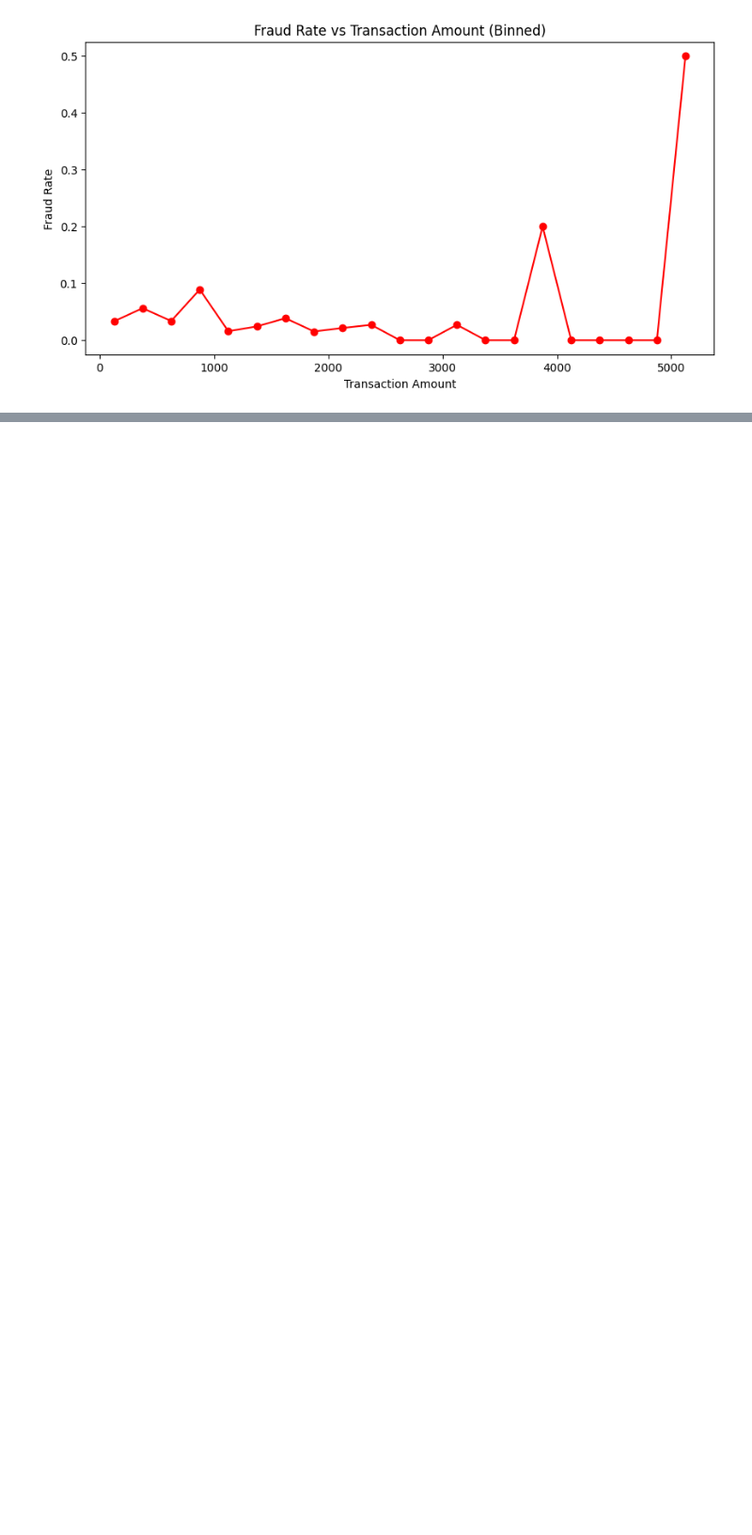
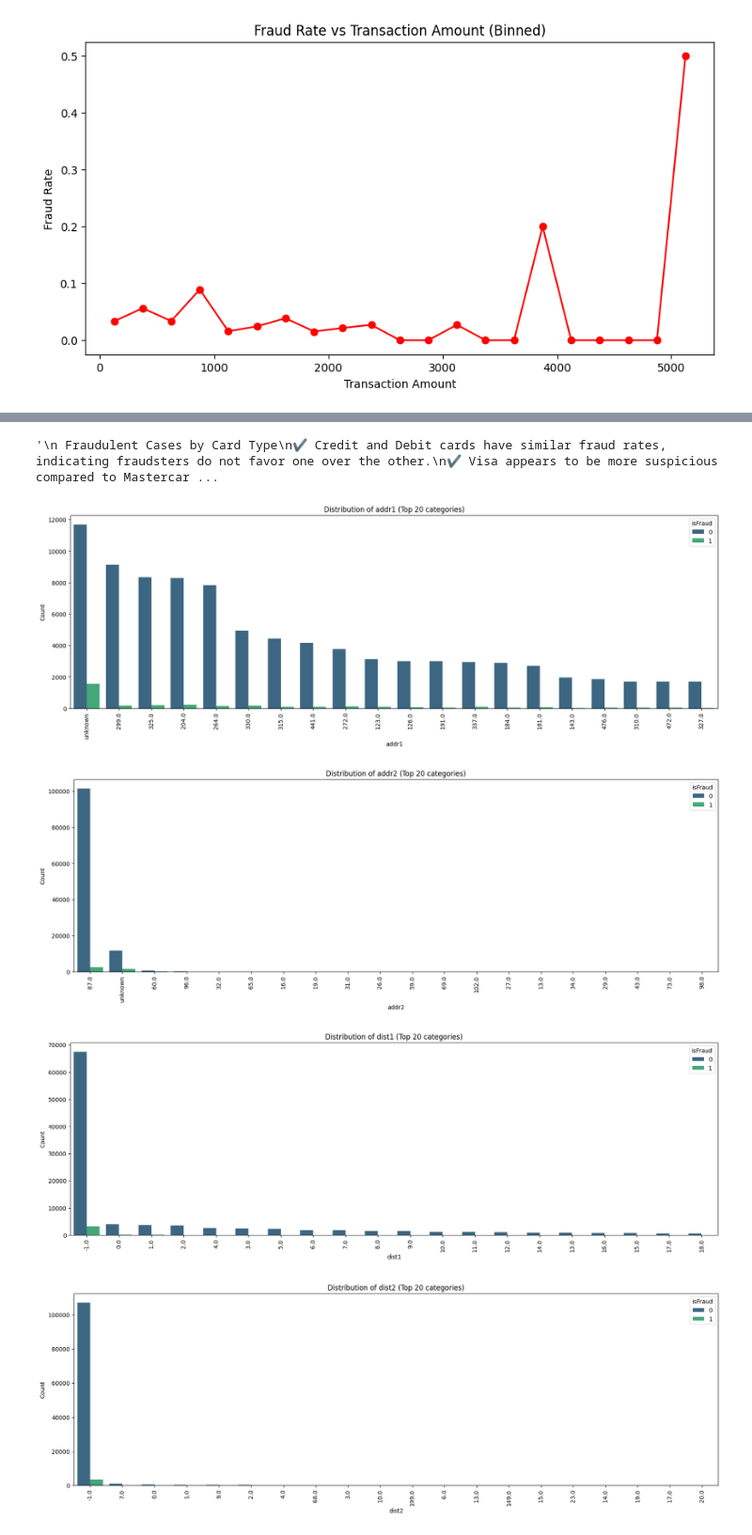
Before and after one commit to Varsha-dh/IEEE_prediction, a Jupyter notebook: Eiii_fraud_detection.ipynb, the cells around one changed output, grey strips where cells are left out. Shown at 94% size. Cells and saved outputs as stored; diff of their text form; code cells hidden in the pictures; blank space fills up the shorter version.

```diff
--- a/Eiii_fraud_detection.ipynb
+++ b/Eiii_fraud_detection.ipynb
@@ -263,0 +278,35 @@ plt.show()
+# %%
+'''
+ Fraudulent Cases by Card Type
+✔ Credit and Debit cards have similar fraud rates, indicating fraudsters do not favor one over the other.
+✔ Visa appears to be more suspicious compared to Mastercard and American Express, suggesting that fraud may be more common among Visa cardholders.
+
+ High-Risk Card Categories
+✔ Card2 (Most suspicious values): 321, 111, 555, 490, 545, 583, 514
+✔ Card3 (Most suspicious values): 150, 185
+✔ Card5 (Most suspicious value): 226
+
+'''
+# %% [output]
+'\n Fraudulent Cases by Card Type\n✔ Credit and Debit cards have similar fraud rates, indicating fraudsters do not favor one over the other.\n✔ Visa appears to be more suspicious compared to Mastercar ...
+# %%
+data= ['addr1','addr2','dist1','dist2','P_emaildomain','R_emaildomain']
+for col in data:
+    plt.figure(figsize=(20, 6))  # Increase figure size for better visibility
+
+    # Select only the top 20 most frequent categories
+    top_categories = train[col].value_counts().nlargest(20).index
+    sns.countplot(data=train, x=col, palette='viridis',hue='isFraud', order=top_categories)
+
+    plt.title(f"Distribution of {col} (Top 20 categories)")
+    plt.xlabel(col)
+    plt.ylabel("Count")
+
+    plt.xticks(rotation=90)  # Rotate labels for better readability
+
+    plt.show()  # Display the plot
+# %% [output]
+[figure, added]
+[figure, added]
+[figure, added]
+[figure, added]
```
Also changed, not shown: parts of 13 cells of this notebook.
